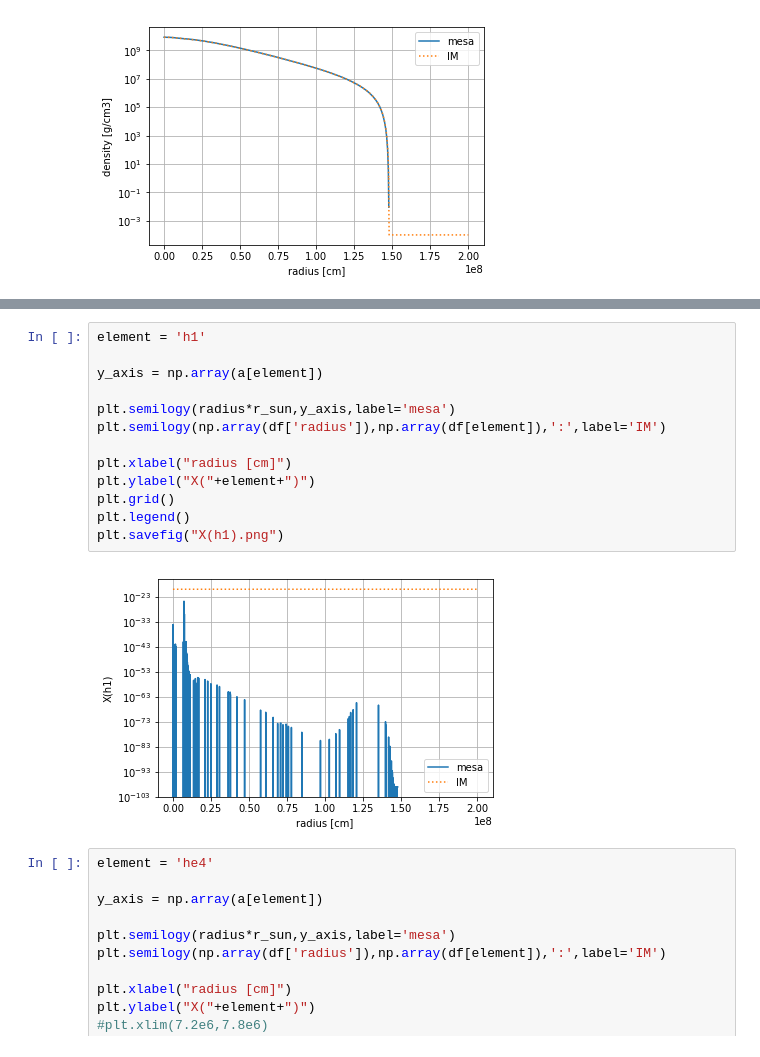
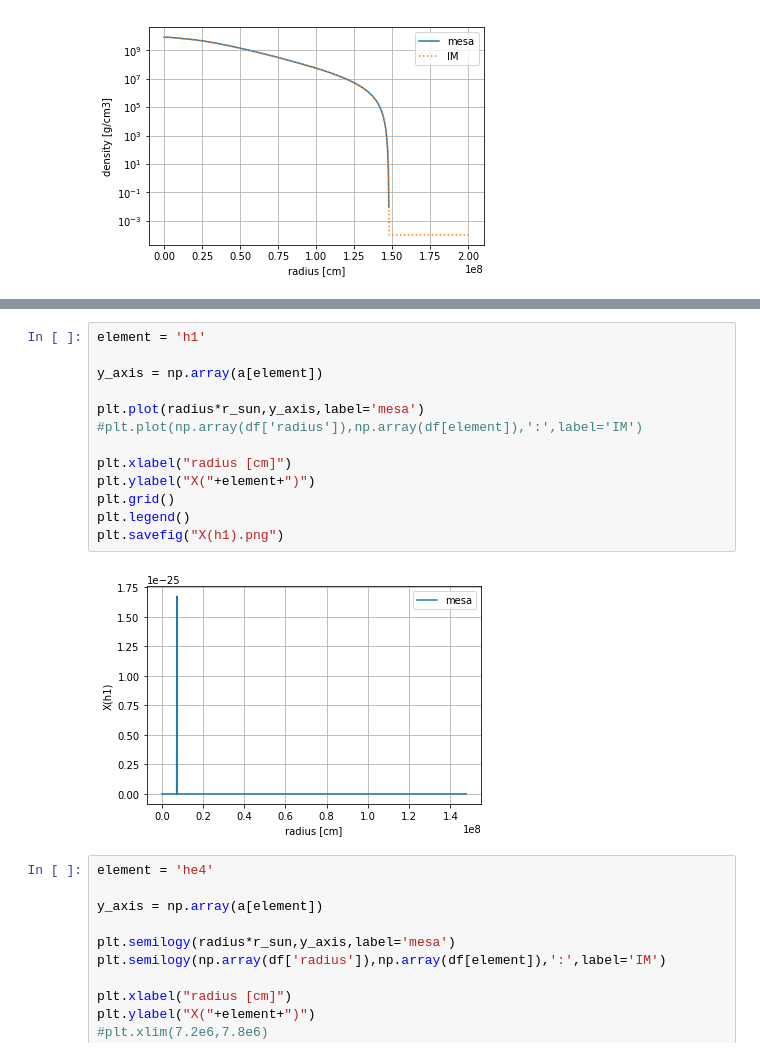
Before and after one commit to XinlongSBU/xinlong_file, a Jupyter notebook: initial-model_prepare/compare_initial-model_MESA.ipynb, the cells around one changed output, grey strips where cells are left out. Saved outputs shown, nothing was run; the diff lists cells and outputs as text.

```diff
--- a/initial-model_prepare/compare_initial-model_MESA.ipynb
+++ b/initial-model_prepare/compare_initial-model_MESA.ipynb
@@ -244,18 +244,18 @@ plt.show()
 # %%
 element = 'h1'
 
 y_axis = np.array(a[element])
 
-plt.semilogy(radius*r_sun,y_axis,label='mesa')
-plt.semilogy(np.array(df['radius']),np.array(df[element]),':',label='IM')
+plt.plot(radius*r_sun,y_axis,label='mesa')
+#plt.plot(np.array(df['radius']),np.array(df[element]),':',label='IM')
 
 plt.xlabel("radius [cm]")
 plt.ylabel("X("+element+")")
 plt.grid()
 plt.legend()
 plt.savefig("X(h1).png")
 # %% [output]
-[figure, old version]
+[figure, new version]
 # %%
 element = 'he4'
 
```
Also changed, not shown: parts of 4 cells of this notebook, 8 other files.
